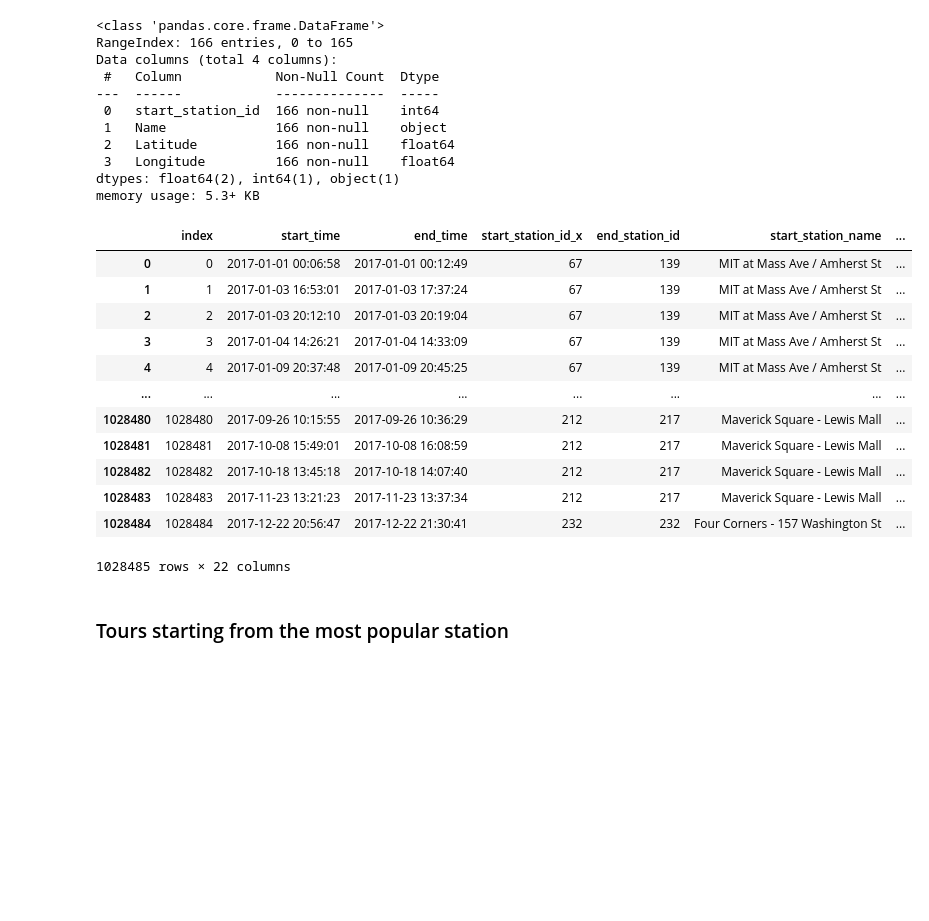
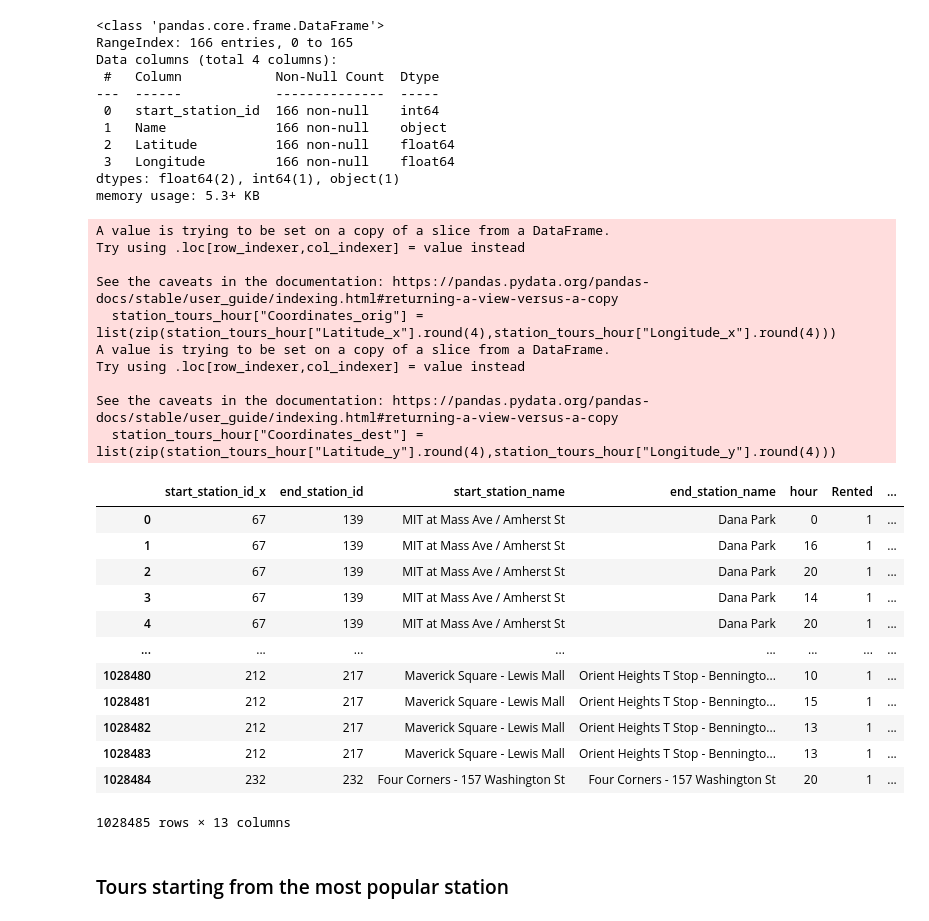
Before and after one commit to NiklasNesseler/ProjectNotFound, a Jupyter notebook: DSML_GroupProject_Boston2017-Copy1.ipynb, the cells around one changed output. Drawn from its saved outputs; the diff is of its cells as text; code cells hidden in the pictures; blank space fills up the shorter version.

```diff
--- a/DSML_GroupProject_Boston2017-Copy1.ipynb
+++ b/DSML_GroupProject_Boston2017-Copy1.ipynb
@@ -1081,33 +1081,55 @@ memory usage: 5.3+ KB
 # %%
 left=trip_data
 right=station_loc
 
 
 station_tours = pd.merge(left=left, right=right, left_on="start_station_id", right_on="start_station_id")
 station_tours = pd.merge(left=station_tours, right=right, left_on="end_station_id", right_on="start_station_id")
 
 station_tours_hour=station_tours[["start_station_id_x","end_station_id","start_station_name","end_station_name","hour",
     "Rented","Latitude_x","Longitude_x","start_station_id_y","Latitude_y","Longitude_y"]]
 
+station_tours_hour["Coordinates_orig"] = list(zip(station_tours_hour["Latitude_x"].round(4),station_tours_hour["Longitude_x"].round(4)))
+station_tours_hour["Coordinates_dest"] = list(zip(station_tours_hour["Latitude_y"].round(4),station_tours_hour["Longitude_y"].round(4)))
+
+
 station_tours = station_tours.drop_duplicates(subset=None, keep='first', inplace=False, ignore_index=True)
 popular_station = inner_merge2.head(1)
 station_tours_top = station_tours[station_tours["start_station_id_x"].isin(popular_station.index)]
 
+tours_eve = station_tours_hour[(station_tours_hour["hour"]> 15)&
+                           (station_tours_hour["hour"]< 20)]
+
+tours_mrng = station_tours_hour[(station_tours_hour["hour"]> 5)&
+                           (station_tours_hour["hour"]< 10)]
+
+
 station_tours.reset_index()
+station_tours_hour
 # %% [output]
+A value is trying to be set on a copy of a slice from a DataFrame.
+Try using .loc[row_indexer,col_indexer] = value instead
+
+See the caveats in the documentation: https://pandas.pydata.org/pandas-docs/stable/user_guide/indexing.html#returning-a-view-versus-a-copy
+  station_tours_hour["Coordinates_orig"] = list(zip(station_tours_hour["Latitude_x"].round(4),station_tours_hour["Longitude_x"].round(4)))
+A value is trying to be set on a copy of a slice from a DataFrame.
+Try using .loc[row_indexer,col_indexer] = value instead
+
+See the caveats in the documentation: https://pandas.pydata.org/pandas-docs/stable/user_guide/indexing.html#returning-a-view-versus-a-copy
+  station_tours_hour["Coordinates_dest"] = list(zip(station_tours_hour["Latitude_y"].round(4),station_tours_hour["Longitude_y"].round(4)))
-|  | index | start_time | end_time | start_station_id_x | end_station_id | start_station_name | ... |
-| 0 | 0 | 2017-01-01 00:06:58 | 2017-01-01 00:12:49 | 67 | 139 | MIT at Mass Ave / Amherst St | ... |
-| 1 | 1 | 2017-01-03 16:53:01 | 2017-01-03 17:37:24 | 67 | 139 | MIT at Mass Ave / Amherst St | ... |
-| 2 | 2 | 2017-01-03 20:12:10 | 2017-01-03 20:19:04 | 67 | 139 | MIT at Mass Ave / Amherst St | ... |
-| 3 | 3 | 2017-01-04 14:26:21 | 2017-01-04 14:33:09 | 67 | 139 | MIT at Mass Ave / Amherst St | ... |
-| 4 | 4 | 2017-01-09 20:37:48 | 2017-01-09 20:45:25 | 67 | 139 | MIT at Mass Ave / Amherst St | ... |
+|  | start_station_id_x | end_station_id | start_station_name | end_station_name | hour | Rented | ... |
+| 0 | 67 | 139 | MIT at Mass Ave / Amherst St | Dana Park | 0 | 1 | ... |
+| 1 | 67 | 139 | MIT at Mass Ave / Amherst St | Dana Park | 16 | 1 | ... |
+| 2 | 67 | 139 | MIT at Mass Ave / Amherst St | Dana Park | 20 | 1 | ... |
+| 3 | 67 | 139 | MIT at Mass Ave / Amherst St | Dana Park | 14 | 1 | ... |
+| 4 | 67 | 139 | MIT at Mass Ave / Amherst St | Dana Park | 20 | 1 | ... |
 | ... | ... | ... | ... | ... | ... | ... | ... |
-| 1028480 | 1028480 | 2017-09-26 10:15:55 | 2017-09-26 10:36:29 | 212 | 217 | Maverick Square - Lewis Mall | ... |
-| 1028481 | 1028481 | 2017-10-08 15:49:01 | 2017-10-08 16:08:59 | 212 | 217 | Maverick Square - Lewis Mall | ... |
-| 1028482 | 1028482 | 2017-10-18 13:45:18 | 2017-10-18 14:07:40 | 212 | 217 | Maverick Square - Lewis Mall | ... |
-| 1028483 | 1028483 | 2017-11-23 13:21:23 | 2017-11-23 13:37:34 | 212 | 217 | Maverick Square - Lewis Mall | ... |
-| 1028484 | 1028484 | 2017-12-22 20:56:47 | 2017-12-22 21:30:41 | 232 | 232 | Four Corners - 157 Washington St | ... |
+| 1028480 | 212 | 217 | Maverick Square - Lewis Mall | Orient Heights T Stop - Benningto... | 10 | 1 | ... |
+| 1028481 | 212 | 217 | Maverick Square - Lewis Mall | Orient Heights T Stop - Benningto... | 15 | 1 | ... |
+| 1028482 | 212 | 217 | Maverick Square - Lewis Mall | Orient Heights T Stop - Benningto... | 13 | 1 | ... |
+| 1028483 | 212 | 217 | Maverick Square - Lewis Mall | Orient Heights T Stop - Benningto... | 13 | 1 | ... |
+| 1028484 | 232 | 232 | Four Corners - 157 Washington St | Four Corners - 157 Washington St | 20 | 1 | ... |
-1028485 rows × 22 columns
+1028485 rows × 13 columns
 # %%
 #station_tours_hour
 # %% [markdown]
```
Also changed, not shown: parts of 10 cells of this notebook.
